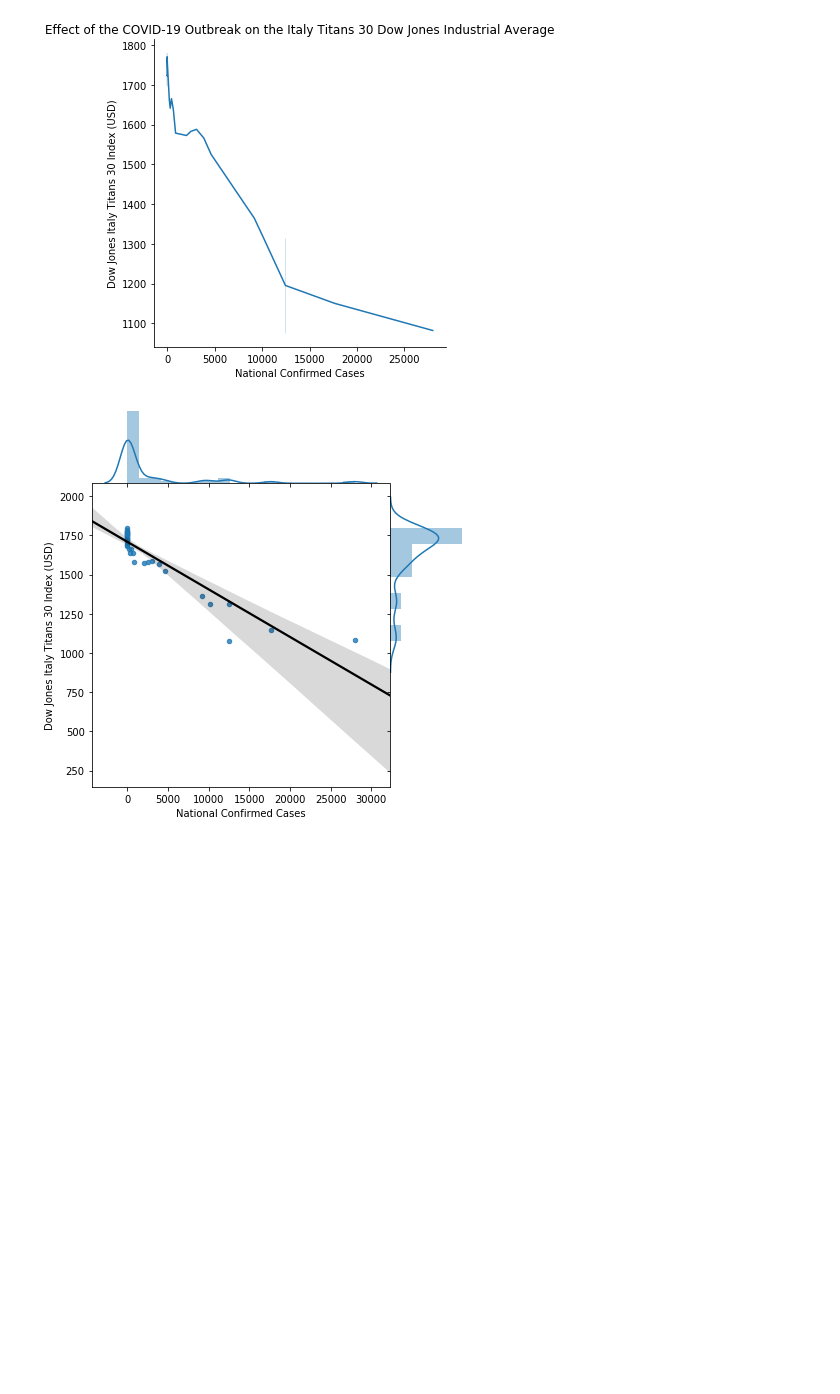
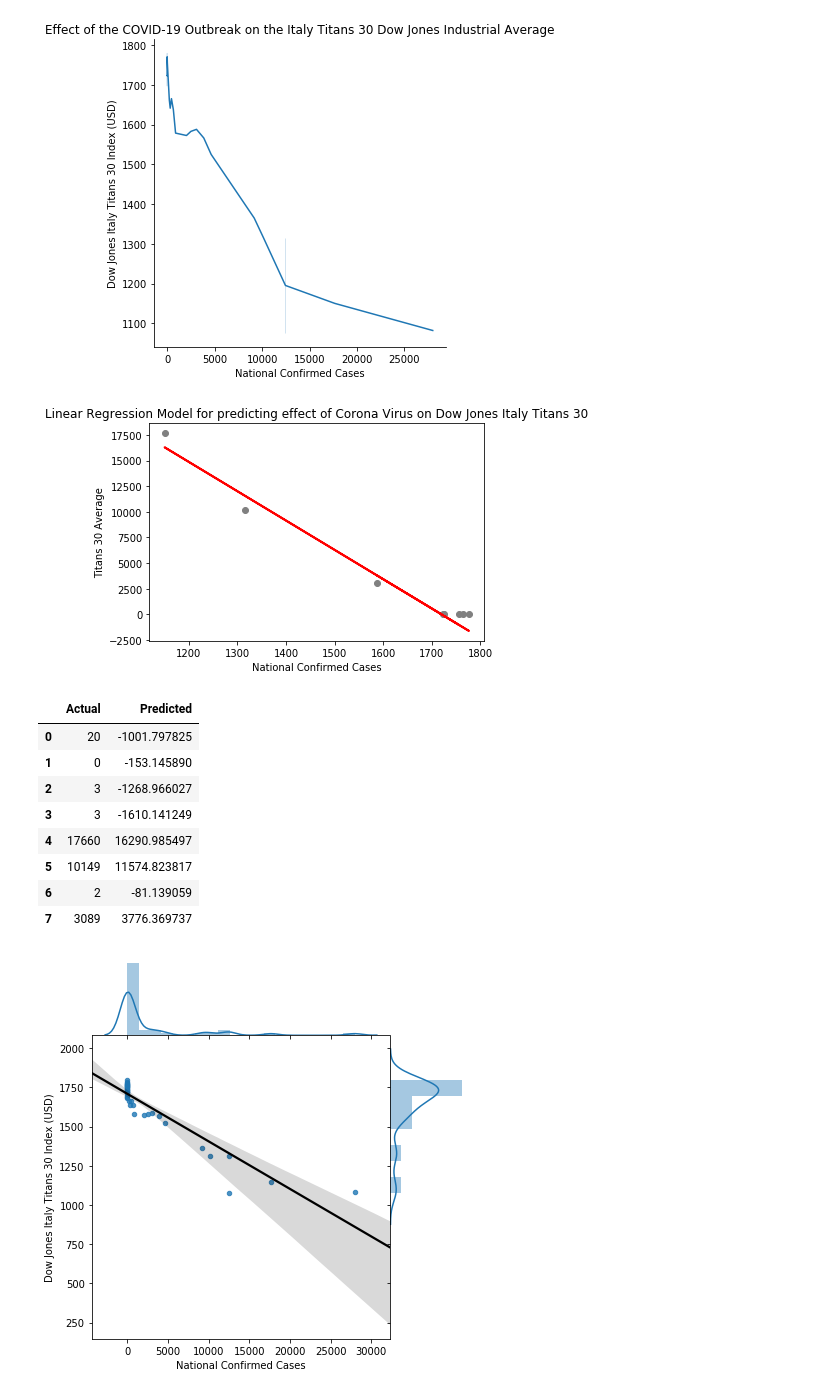
Before and after one commit to Robtaddeo/Coronadex, a Jupyter notebook: djia.ipynb, the cells around one changed output. Drawn from its saved outputs; the diff is of its cells as text; code cells hidden in the pictures; blank space fills up the shorter version.

```diff
--- a/djia.ipynb
+++ b/djia.ipynb
@@ -326,6 +326,37 @@ axes[0].set_title("Effect of the COVID-19 Outbreak on the Italy Titans 30 Dow Jo
 # %% [output]
 Text(0.5, 1, 'Effect of the COVID-19 Outbreak on the Italy Titans 30 Dow Jones Industrial Average')
 [figure]
+# %%
+# Let's take a look at how bad they are for Italy
+y_IT=result_IT["National Confirmed Cases"].values.reshape(-1,1)
+x_IT=result_IT["Dow Jones Italy Titans 30 Index (USD)"].values.reshape(-1,1)
+x_train_IT,x_test_IT,y_train_IT,y_test_IT=train_test_split(x_IT,y_IT,test_size=0.2)
+
+regressor = LinearRegression()
+regressor.fit(x_train_IT, y_train_IT)
+
+y_pred_IT = regressor.predict(x_test_IT)
+plt.scatter(x_test_IT, y_test_IT,  color='gray')
+plt.plot(x_test_IT, y_pred_IT, color='red', linewidth=2)
+plt.title("Linear Regression Model for predicting effect of Corona Virus on Dow Jones Italy Titans 30")
+plt.xlabel("National Confirmed Cases")
+plt.ylabel("Titans 30 Average")
+plt.show()
+
+# As you can see our results are again awful
+df = pd.DataFrame({'Actual': y_test_IT.flatten(), 'Predicted': y_pred_IT.flatten()})
+df
+# %% [output]
+[figure, added]
+|  | Actual | Predicted |
+| 0 | 20 | -1001.797825 |
+| 1 | 0 | -153.145890 |
+| 2 | 3 | -1268.966027 |
+| 3 | 3 | -1610.141249 |
+| 4 | 17660 | 16290.985497 |
+| 5 | 10149 | 11574.823817 |
+| 6 | 2 | -81.139059 |
+| 7 | 3089 | 3776.369737 |
 # %%
 sns.jointplot(
     x='National Confirmed Cases',
```
Also changed, not shown: parts of 2 cells of this notebook.
